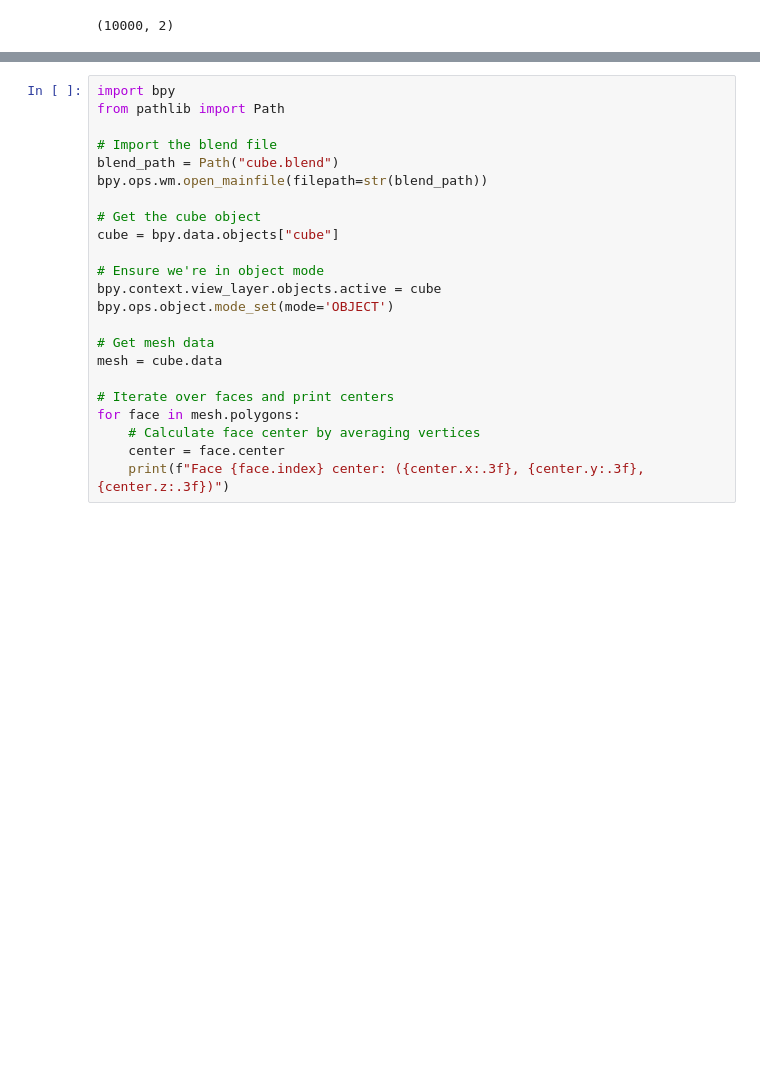
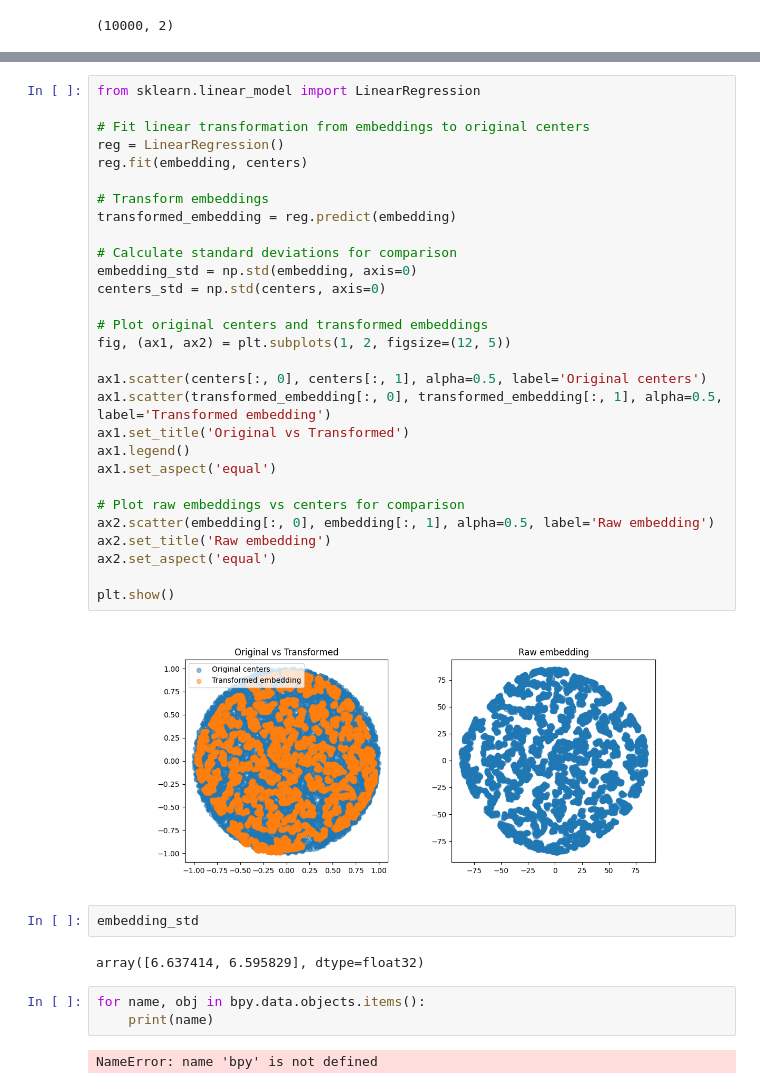
Before and after one commit to felix-newman/sensation-learning, a Jupyter notebook: reconstruct_circle.ipynb, the cells around one changed output, grey strips where cells are left out. Saved outputs shown, nothing was run; the diff lists cells and outputs as text; blank space fills up the shorter version.

```diff
--- a/reconstruct_circle.ipynb
+++ b/reconstruct_circle.ipynb
@@ -171,23 +139,40 @@ plt.show()
-# %%
-import bpy
-from pathlib import Path
-
-# Import the blend file
-blend_path = Path("cube.blend")
-bpy.ops.wm.open_mainfile(filepath=str(blend_path))
-
-# Get the cube object
-cube = bpy.data.objects["cube"]
-
-# Ensure we're in object mode
-bpy.context.view_layer.objects.active = cube
-bpy.ops.object.mode_set(mode='OBJECT')
-
-# Get mesh data
-mesh = cube.data
-
-# Iterate over faces and print centers
-for face in mesh.polygons:
-    # Calculate face center by averaging vertices
-    center = face.center
-    print(f"Face {face.index} center: ({center.x:.3f}, {center.y:.3f}, {center.z:.3f})")
+# %%
+from sklearn.linear_model import LinearRegression
+
+# Fit linear transformation from embeddings to original centers
+reg = LinearRegression()
+reg.fit(embedding, centers)
+
+# Transform embeddings
+transformed_embedding = reg.predict(embedding)
+
+# Calculate standard deviations for comparison
+embedding_std = np.std(embedding, axis=0)
+centers_std = np.std(centers, axis=0)
+
+# Plot original centers and transformed embeddings
+fig, (ax1, ax2) = plt.subplots(1, 2, figsize=(12, 5))
+
+ax1.scatter(centers[:, 0], centers[:, 1], alpha=0.5, label='Original centers')
+ax1.scatter(transformed_embedding[:, 0], transformed_embedding[:, 1], alpha=0.5, label='Transformed embedding')
+ax1.set_title('Original vs Transformed')
+ax1.legend()
+ax1.set_aspect('equal')
+
+# Plot raw embeddings vs centers for comparison
+ax2.scatter(embedding[:, 0], embedding[:, 1], alpha=0.5, label='Raw embedding')
+ax2.set_title('Raw embedding')
+ax2.set_aspect('equal')
+
+plt.show()
+# %% [output]
+[figure, added]
+# %%
+embedding_std
+# %% [output]
+array([6.637414, 6.595829], dtype=float32)
+# %%
+for name, obj in bpy.data.objects.items():
+    print(name)
+# %% [output]
+NameError: name 'bpy' is not defined
```
Also changed, not shown: parts of 7 cells of this notebook, 4 other files.
